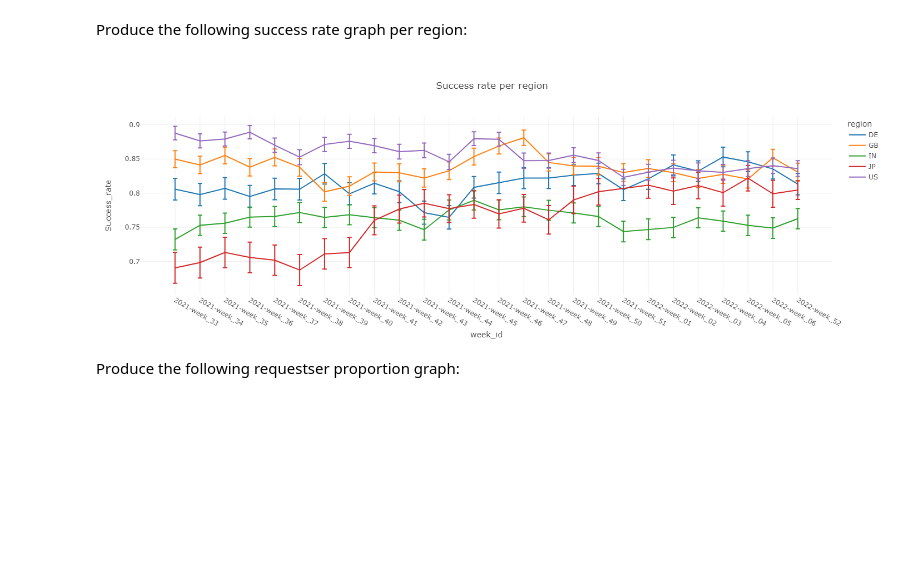
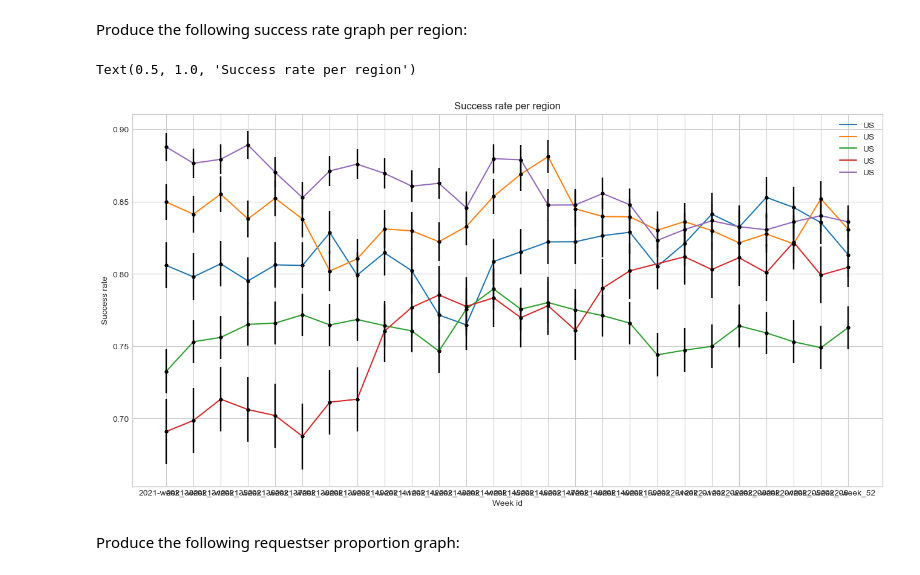
Before and after one commit to Agols/tsdc_course, a Jupyter notebook: Data analysis - Final assignment.ipynb, the cells around one changed output. Drawn from its saved outputs; the diff is of its cells as text; code cells hidden in the pictures; blank space fills up the shorter version.

```diff
--- a/Data analysis - Final assignment.ipynb
+++ b/Data analysis - Final assignment.ipynb
@@ -502,0 +629,3 @@ for i in range(by_providers.shape[0]):
+# %%
+success_rate = ad_recs_annotated.groupby(["region"]).apply(calc_success_rate_by_provider)
+success_rate
@@ -502,0 +646,22 @@ for i in range(by_providers.shape[0]):
+# %%
+import math
+
+def calc_success_and_sever_rate(group):
+    data = []
+    success_rate = (group.is_sucess_int.sum()/group.week_id.count())
+    sever_rate = (group[group.is_sever_no_nan == True].count()/group[group.is_sever.isna() == False].count()).is_sever_no_nan
+    success_mean = group.is_sucess_int.mean()
+    success_std = group.is_sucess_int.std()
+    success_ci95_hi = success_mean + 1.96*success_std/math.sqrt(group.is_sucess_int.count())
+    success_ci95_lo = success_mean - 1.96*success_std/math.sqrt(group.is_sucess_int.count())
+
+    sever_no_nan_int =  [int(item == True) for item in  group[group.is_sever.isna() == False]]
+    sever_mean = group[group.is_sever.isna() == False]['is_sever'].mean()
+    sever_std = group[group.is_sever.isna() == False]['is_sever'].std()
+    count = group[group.is_sever.isna() == False].is_sever.count()
+    sever_ci95_hi = sever_mean + 1.96*sever_std/math.sqrt(count)
+    sever_ci95_lo = sever_mean - 1.96*sever_std/math.sqrt(count)
+
+    data.append((sever_rate, sever_ci95_hi, sever_ci95_lo, success_rate, success_ci95_hi, success_ci95_lo))
+    df = pd.DataFrame(data, columns = ['sever_rate', 'sever_rate_ci95_high', 'sever_rate_ci95_lo', 'success_rate', 'success_rate_ci95_high', 'success_rate_ci95_low'])
+    return df
@@ -502,0 +772,5 @@ for i in range(by_providers.shape[0]):
+# %%
+%matplotlib inline
+import matplotlib.pyplot as plt
+plt.style.use('seaborn-whitegrid')
+import numpy as np
@@ -533,8 +856,24 @@ Your task is to reconstruct the dataset above.
 # %% [markdown]
 Produce the following success rate graph per region:
 # %%
+
+ad_recs_with_rates_per_region_week = ad_recs_annotated.groupby(["week_id", "region"]).apply(calc_success_and_sever_rate)
+
+ad_recs_with_rates_per_region_week = ad_recs_with_rates_per_region_week.reset_index()
+fig = plt.figure(figsize=(16, 8), dpi=100)
+ax = plt.axes()
+for region in ad_recs_with_rates_per_region_week.region.unique():
+    by_week = ad_recs_with_rates_per_region_week[ad_recs_with_rates_per_region_week["region"] == region];
+    plt.plot(by_week.week_id, by_week.success_rate, label = week);
+    plt.legend()
+    plt.errorbar(ad_recs_with_rates_per_region_week.week_id, ad_recs_with_rates_per_region_week.success_rate, yerr=ad_recs_with_rates_per_region_week.success_rate_ci95_high - ad_recs_with_rates_per_region_week.success_rate, fmt='.k');
+
+plt.xlabel('Week id')
+plt.ylabel('Success rate')
+plt.title('Success rate per region')
 # %% [output]
+Text(0.5, 1.0, 'Success rate per region')
-[figure, old version]
+[figure, new version]
 # %% [markdown]
 Produce the following requestser proportion graph:
 # %%
```
Also changed, not shown: parts of 36 cells of this notebook.
